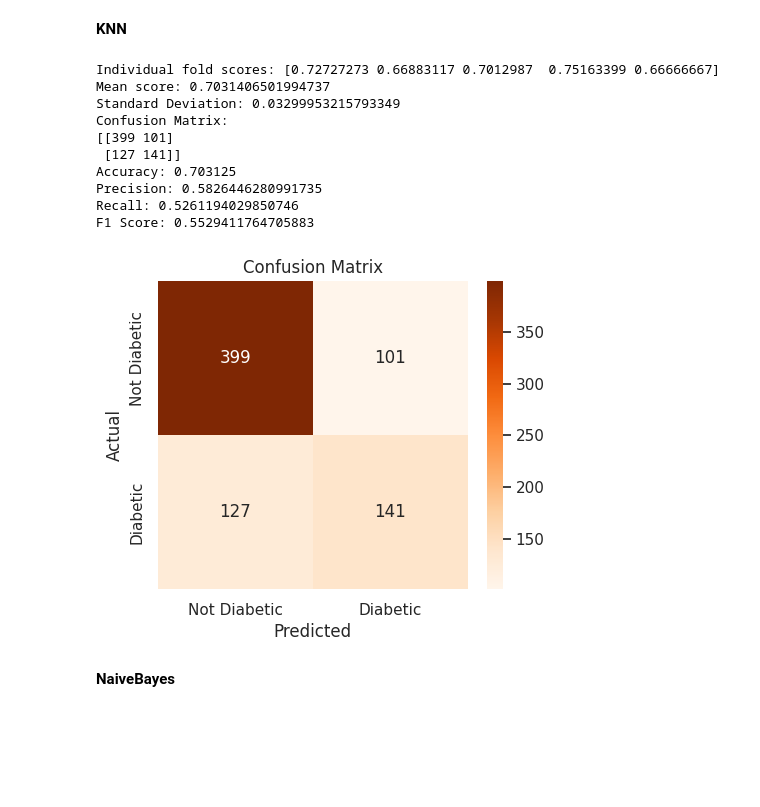
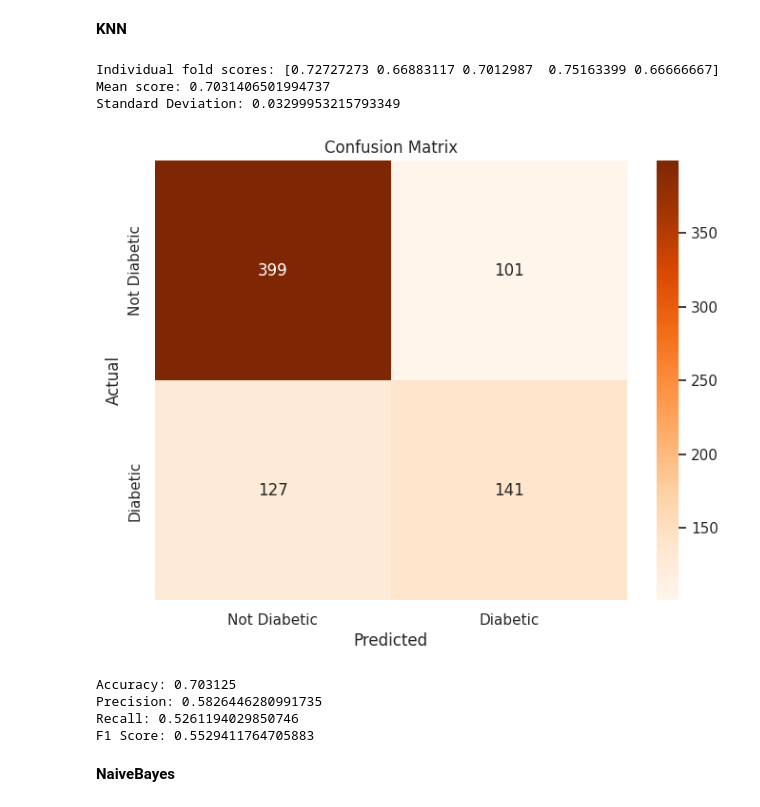
Before and after one commit to rhshovon102/DataMining-MachineLearning, a Jupyter notebook: Predicting_Women's_Diabetes_Disease_Using_Machine_Learning.ipynb, the cells around one changed output. Cells and saved outputs as stored; diff of their text form; code cells hidden in the pictures; blank space fills up the shorter version.

```diff
--- a/Predicting_Women's_Diabetes_Disease_Using_Machine_Learning.ipynb
+++ b/Predicting_Women's_Diabetes_Disease_Using_Machine_Learning.ipynb
@@ -190,50 +184,44 @@ from sklearn.neighbors import KNeighborsClassifier
 
 x = principal_components
 y = df.Outcome
 
 knn = KNeighborsClassifier(n_neighbors=3)
 
 scores = cross_val_score(knn, x, y, cv=5)
 print("Individual fold scores:", scores)
 
 mean_score = scores.mean()
 std_deviation = scores.std()
 print("Mean score:", mean_score)
 print("Standard Deviation:", std_deviation)
 
 
 predicted_labels = cross_val_predict(knn, x, y, cv=5)
 conf_matrix = confusion_matrix(y, predicted_labels)
-print("Confusion Matrix:")
-print(conf_matrix)
+plt.figure(figsize=(8, 6))
+srn.heatmap(conf_matrix, annot=True, fmt='d', cmap='Oranges', xticklabels=['Not Diabetic', 'Diabetic'], yticklabels=['Not Diabetic', 'Diabetic'])
+plt.xlabel('Predicted')
+plt.ylabel('Actual')
+plt.title('Confusion Matrix')
+plt.show()
 
 accuracy = accuracy_score(y, predicted_labels)
 precision = precision_score(y, predicted_labels)
 recall = recall_score(y, predicted_labels)
 f1 = f1_score(y, predicted_labels)
 print("Accuracy:", accuracy)
 print("Precision:", precision)
 print("Recall:", recall)
 print("F1 Score:", f1)
-
-plt.figure(figsize=(5, 4))
-srn.heatmap(conf_matrix, annot=True, fmt='d', cmap='Oranges', xticklabels=['Not Diabetic', 'Diabetic'], yticklabels=['Not Diabetic', 'Diabetic'])
-plt.xlabel('Predicted')
-plt.ylabel('Actual')
-plt.title('Confusion Matrix')
-plt.show()
 # %% [output]
 Individual fold scores: [0.72727273 0.66883117 0.7012987  0.75163399 0.66666667]
 Mean score: 0.7031406501994737
 Standard Deviation: 0.03299953215793349
-Confusion Matrix:
-[[399 101]
- [127 141]]
-Accuracy: 0.703125
-Precision: 0.5826446280991735
-Recall: 0.5261194029850746
-F1 Score: 0.5529411764705883
-[figure, old version]
+[figure, new version]
+Accuracy: 0.703125
+Precision: 0.5826446280991735
+Recall: 0.5261194029850746
+F1 Score: 0.5529411764705883
 # %% [markdown]
 
 **NaiveBayes**
```
Also changed, not shown: parts of 4 cells of this notebook.
